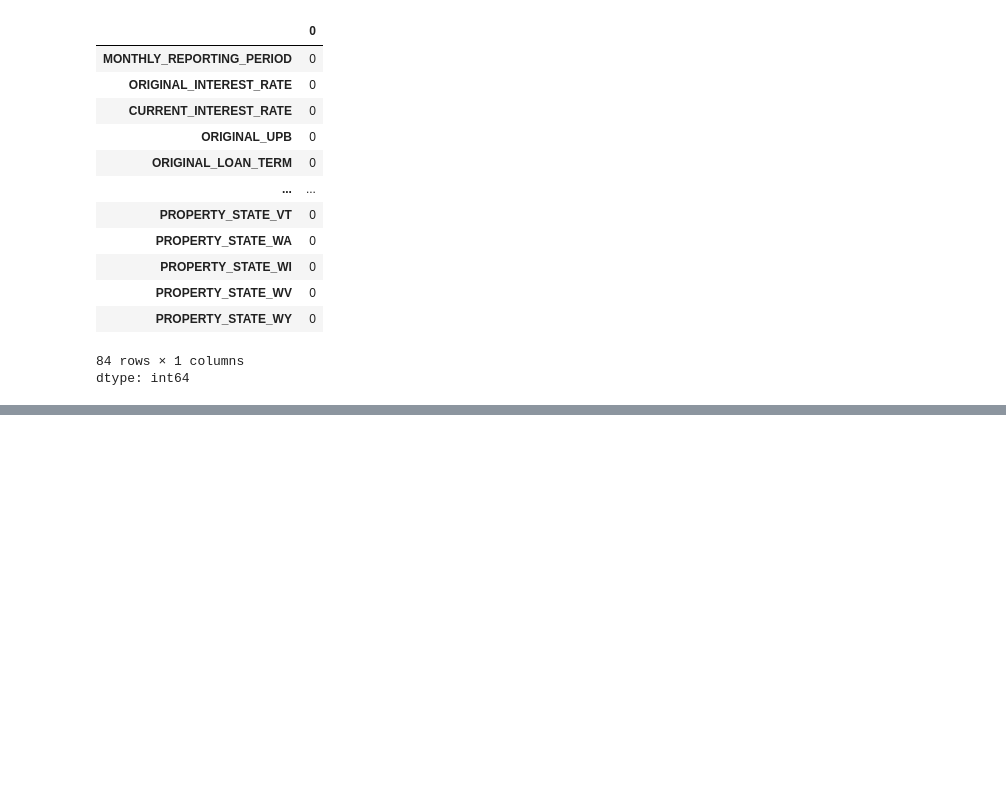
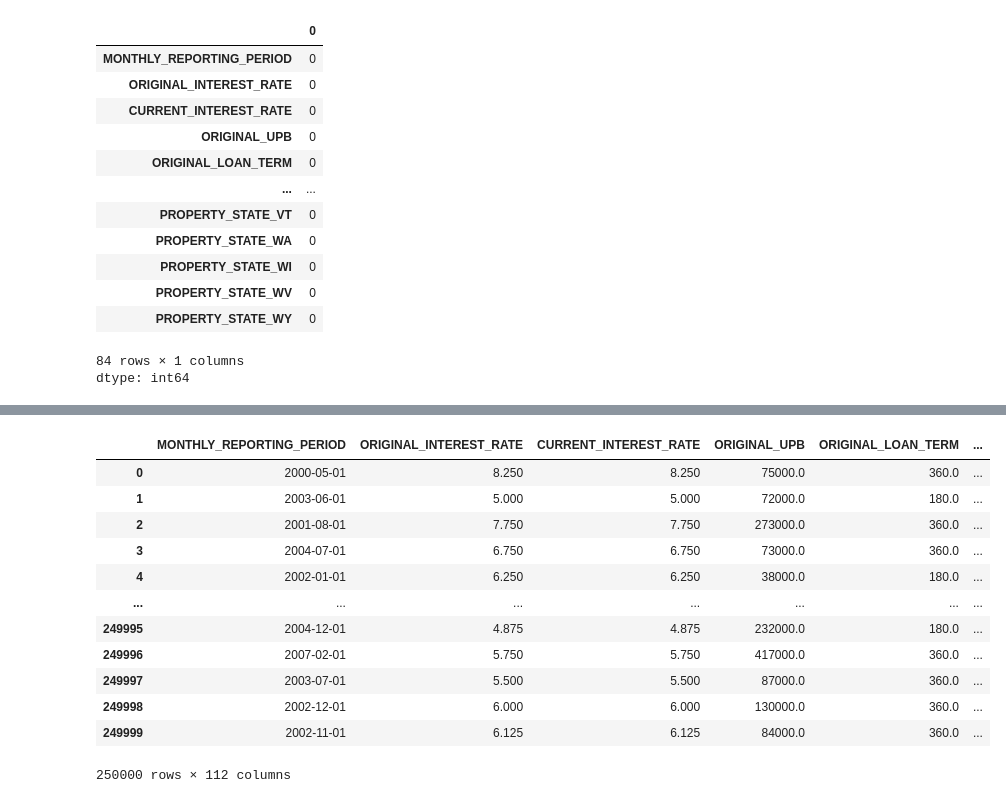
Before and after one commit to lkp123/Coursera1, a Jupyter notebook: Computing_for_AMS_Final.ipynb, the cells around one changed output, grey strips where cells are left out. Saved outputs shown, nothing was run; the diff lists cells and outputs as text; code cells hidden in the pictures; blank space fills up the shorter version.

```diff
--- a/Computing_for_AMS_Final.ipynb
+++ b/Computing_for_AMS_Final.ipynb
@@ -329,0 +431,30 @@ dtype: int64
+# %%
+#Encoding date time objects
+datetime_columns = ["MONTHLY_REPORTING_PERIOD",
+                   "ORIGINATION_DATE",
+                   "FIRST_PAYMENT_DATE",
+                   "MATURITY_DATE"]
+
+
+def get_days_in_month(date):
+    return pd.Timestamp(date).days_in_month
+
+
+for col in datetime_columns:
+
+    X_train[f'{col}_Month'] = X_train[col].dt.month
+    X_train[f'{col}_Day'] = X_train[col].dt.day
+
+
+    X_train[f'{col}_Month_sin'] = np.sin(2 * np.pi * X_train[f'{col}_Month'] / 12)
+    X_train[f'{col}_Month_cos'] = np.cos(2 * np.pi * X_train[f'{col}_Month'] / 12)
+
+
+    X_train[f'{col}_Days_in_month'] = X_train[col].apply(get_days_in_month)
+
+
+    X_train[f'{col}_Day_sin'] = np.sin(2 * np.pi * X_train[f'{col}_Day'] / X_train[f'{col}_Days_in_month'])
+    X_train[f'{col}_Day_cos'] = np.cos(2 * np.pi * X_train[f'{col}_Day'] / X_train[f'{col}_Days_in_month'])
+
+
+print(X_train)
@@ -329,0 +479,16 @@ dtype: int64
+# %%
+X_train
+# %% [output]
+|  | MONTHLY_REPORTING_PERIOD | ORIGINAL_INTEREST_RATE | CURRENT_INTEREST_RATE | ORIGINAL_UPB | ORIGINAL_LOAN_TERM | ... |
+| 0 | 2000-05-01 | 8.250 | 8.250 | 75000.0 | 360.0 | ... |
+| 1 | 2003-06-01 | 5.000 | 5.000 | 72000.0 | 180.0 | ... |
+| 2 | 2001-08-01 | 7.750 | 7.750 | 273000.0 | 360.0 | ... |
+| 3 | 2004-07-01 | 6.750 | 6.750 | 73000.0 | 360.0 | ... |
+| 4 | 2002-01-01 | 6.250 | 6.250 | 38000.0 | 180.0 | ... |
+| ... | ... | ... | ... | ... | ... | ... |
+| 249995 | 2004-12-01 | 4.875 | 4.875 | 232000.0 | 180.0 | ... |
+| 249996 | 2007-02-01 | 5.750 | 5.750 | 417000.0 | 360.0 | ... |
+| 249997 | 2003-07-01 | 5.500 | 5.500 | 87000.0 | 360.0 | ... |
+| 249998 | 2002-12-01 | 6.000 | 6.000 | 130000.0 | 360.0 | ... |
+| 249999 | 2002-11-01 | 6.125 | 6.125 | 84000.0 | 360.0 | ... |
+250000 rows × 112 columns
```
Also changed, not shown: parts of 88 cells of this notebook.
